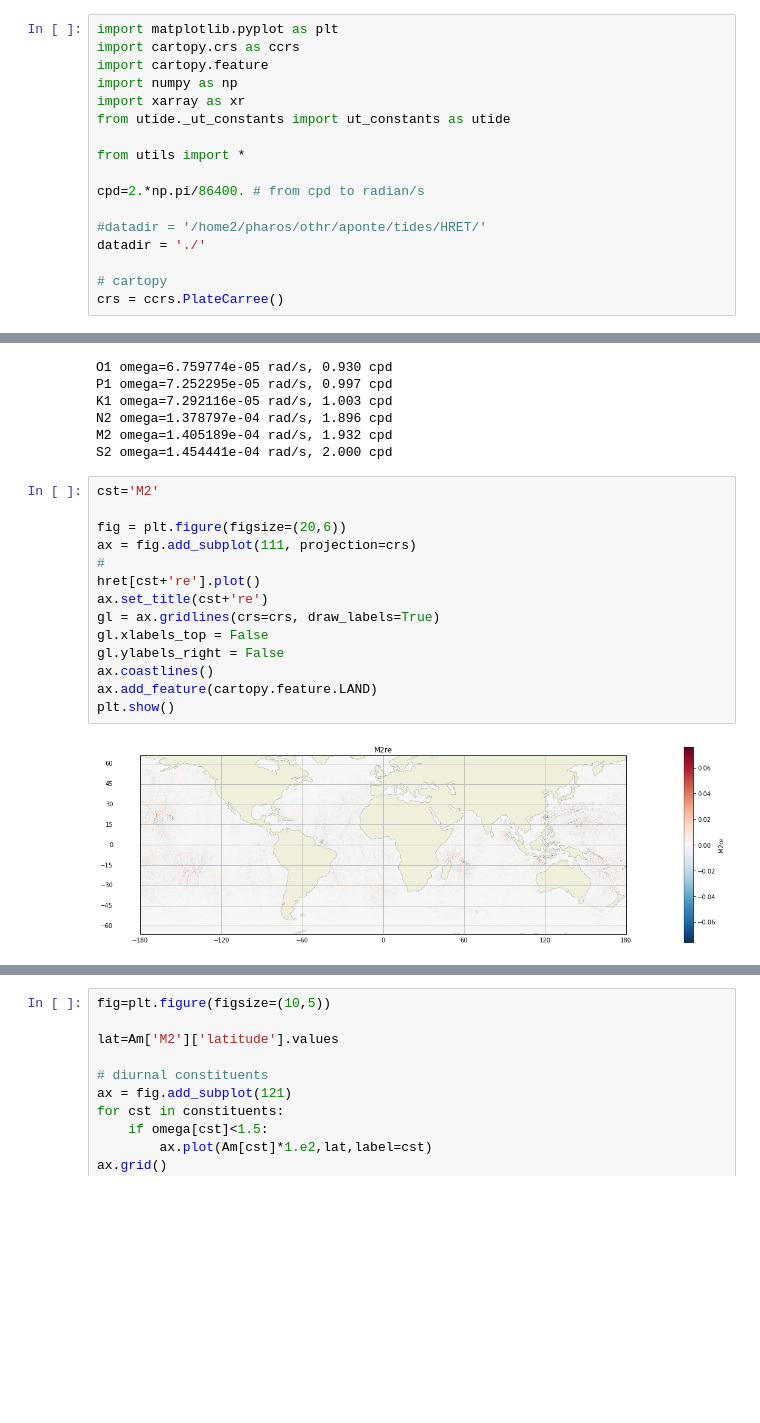
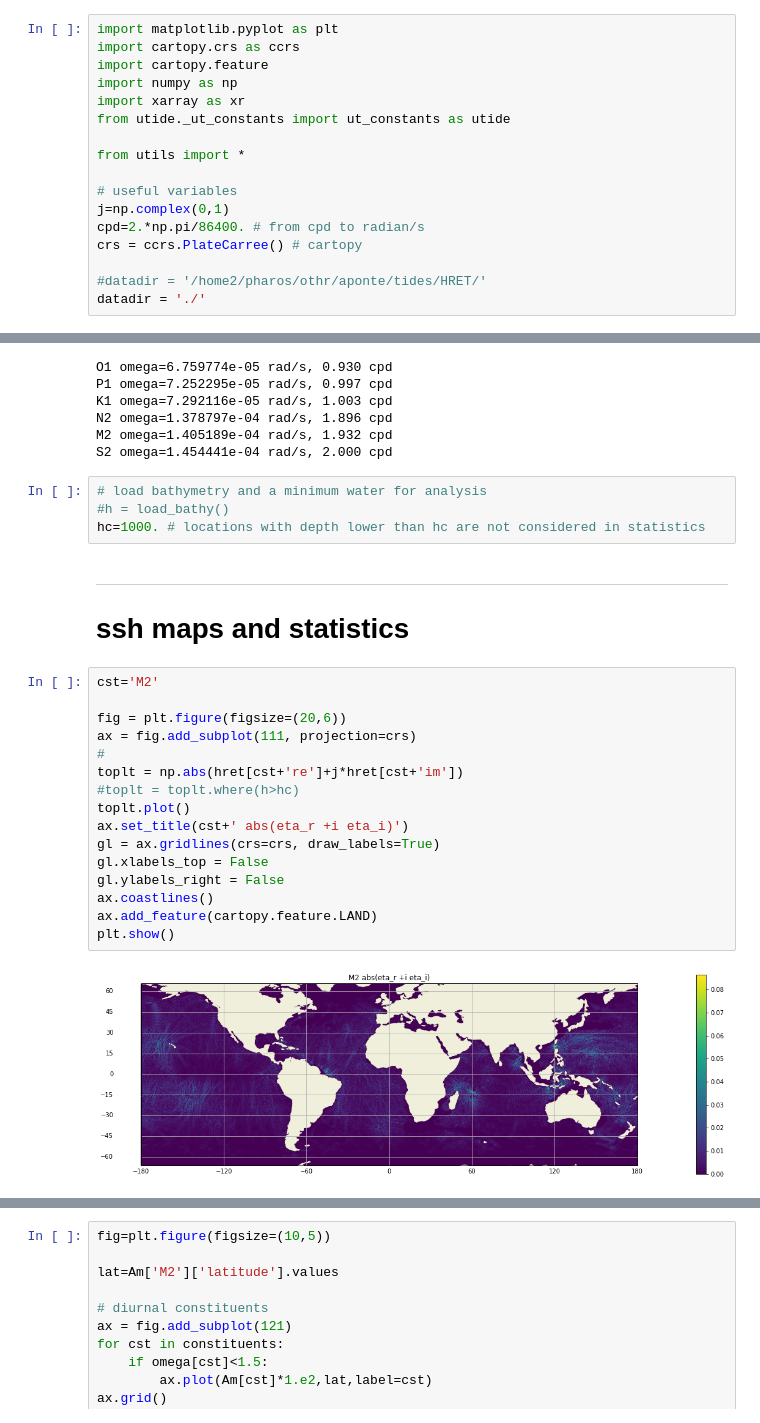
Before and after one commit to apatlpo/iwave_sst, a Jupyter notebook: tides/hret_ssh_uv.ipynb, the cells around one changed output, grey strips where cells are left out. Saved outputs shown, nothing was run; the diff lists cells and outputs as text; blank space fills up the shorter version.

```diff
--- a/tides/hret_ssh_uv.ipynb
+++ b/tides/hret_ssh_uv.ipynb
@@ -11,13 +11,13 @@ from utide._ut_constants import ut_constants as utide
 
 from utils import *
 
+# useful variables
+j=np.complex(0,1)
 cpd=2.*np.pi/86400. # from cpd to radian/s
+crs = ccrs.PlateCarree() # cartopy
 
 #datadir = '/home2/pharos/othr/aponte/tides/HRET/'
 datadir = './'
-
-# cartopy
-crs = ccrs.PlateCarree()
 # %%
 # load hret for one constituent
 hret = xr.open_dataset(datadir+'Carrere_HRET_testing.nc',chunks={'longitude': 500, 'latitude': 500})
@@ -57,19 +57,29 @@ K1 omega=7.292116e-05 rad/s, 1.003 cpd
 N2 omega=1.378797e-04 rad/s, 1.896 cpd
 M2 omega=1.405189e-04 rad/s, 1.932 cpd
 S2 omega=1.454441e-04 rad/s, 2.000 cpd
+# %%
+# load bathymetry and a minimum water for analysis
+#h = load_bathy()
+hc=1000. # locations with depth lower than hc are not considered in statistics
+# %% [markdown]
+---
+
+# ssh maps and statistics
 # %%
 cst='M2'
 
 fig = plt.figure(figsize=(20,6))
 ax = fig.add_subplot(111, projection=crs)
 #
-hret[cst+'re'].plot()
-ax.set_title(cst+'re')
+toplt = np.abs(hret[cst+'re']+j*hret[cst+'im'])
+#toplt = toplt.where(h>hc)
+toplt.plot()
+ax.set_title(cst+' abs(eta_r +i eta_i)')
 gl = ax.gridlines(crs=crs, draw_labels=True)
 gl.xlabels_top = False
 gl.ylabels_right = False
 ax.coastlines()
 ax.add_feature(cartopy.feature.LAND)
 plt.show()
 # %% [output]
-[figure, old version]
+[figure, new version]
```
Also changed, not shown: parts of 15 cells of this notebook, 1 other file.
